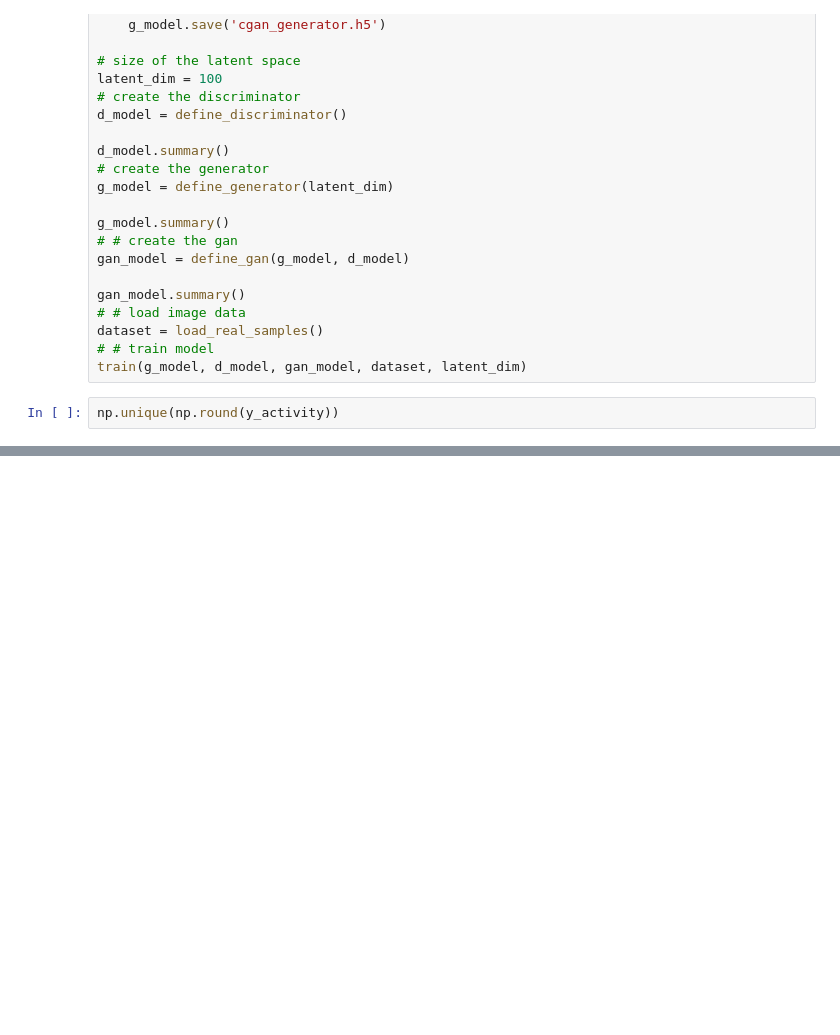
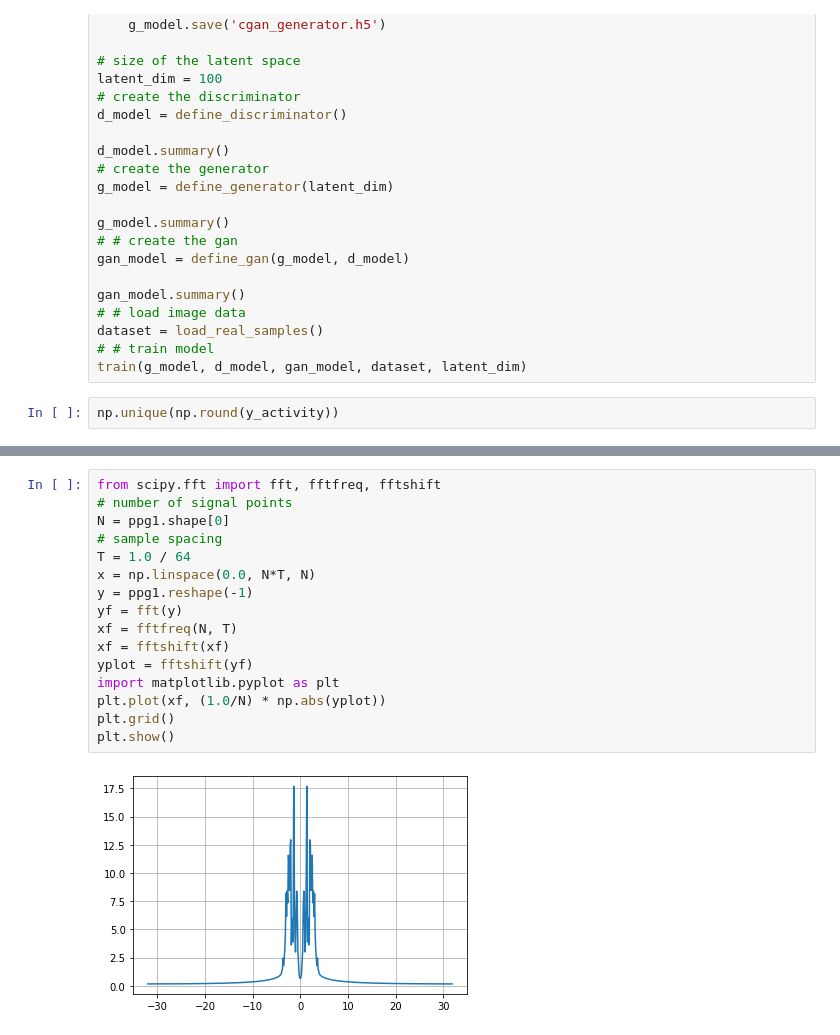
Before and after one commit to aungkonazim/affect-recognition, a Jupyter notebook: code/conditional_gan.ipynb, the cells around one changed output, grey strips where cells are left out. Cells and saved outputs as stored; diff of their text form; blank space fills up the shorter version.

```diff
--- a/code/conditional_gan.ipynb
+++ b/code/conditional_gan.ipynb
@@ -258,0 +308,18 @@ plt.plot()
+# %%
+from scipy.fft import fft, fftfreq, fftshift
+# number of signal points
+N = ppg1.shape[0]
+# sample spacing
+T = 1.0 / 64
+x = np.linspace(0.0, N*T, N)
+y = ppg1.reshape(-1)
+yf = fft(y)
+xf = fftfreq(N, T)
+xf = fftshift(xf)
+yplot = fftshift(yf)
+import matplotlib.pyplot as plt
+plt.plot(xf, (1.0/N) * np.abs(yplot))
+plt.grid()
+plt.show()
+# %% [output]
+[figure, added]
```
Also changed, not shown: parts of 15 cells of this notebook, 1 other file.
